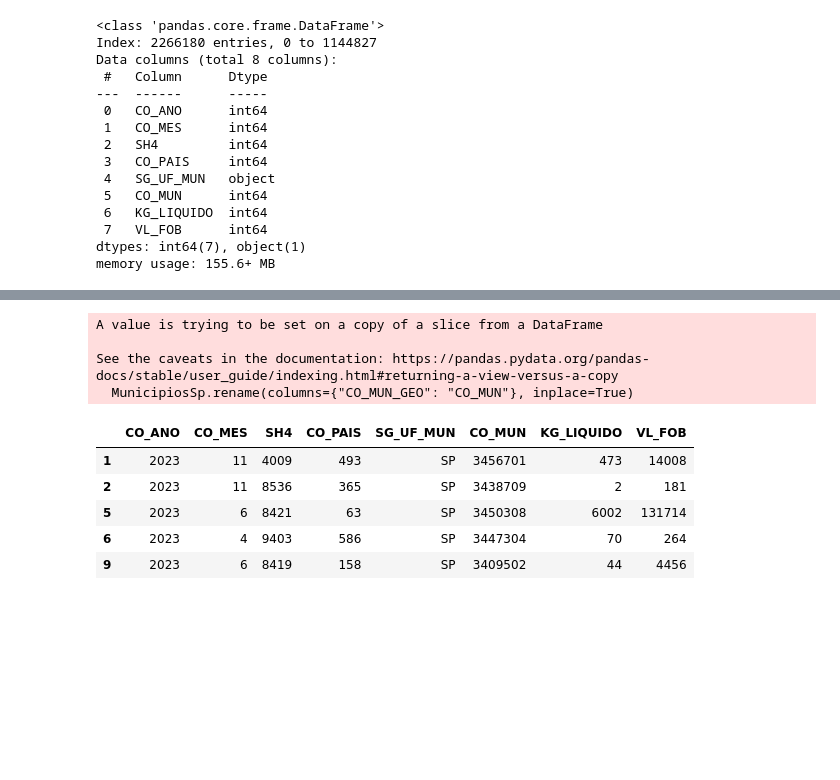
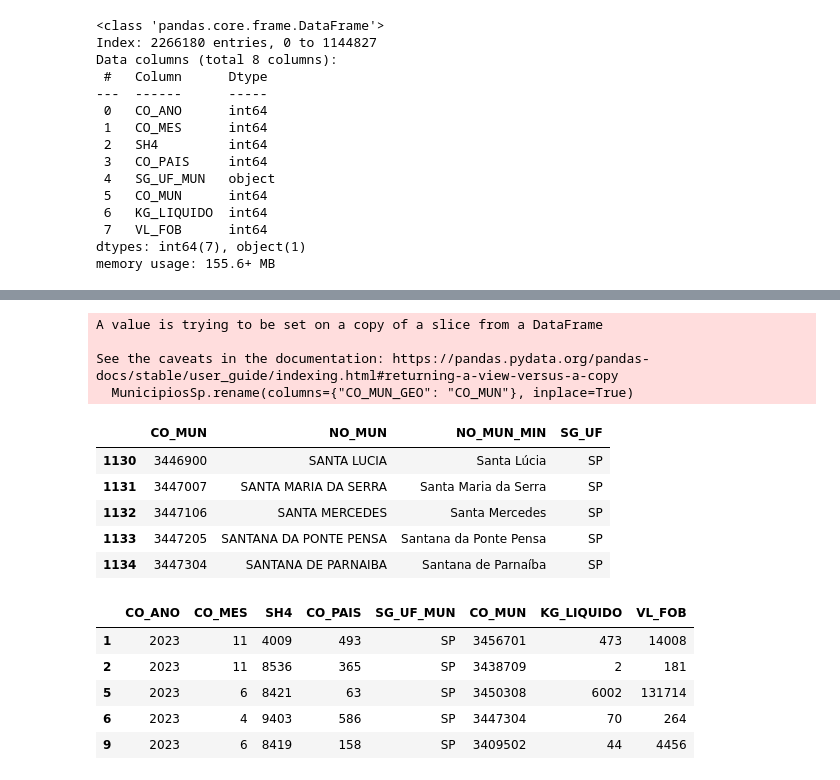
Before and after one commit to Lucasdz-7/Projeto-Integrador-1, a Jupyter notebook: CódigoProjeto.ipynb, the cells around one changed output, grey strips where cells are left out. Cells and saved outputs as stored; diff of their text form; code cells hidden in the pictures; blank space fills up the shorter version.

```diff
--- a/CódigoProjeto.ipynb
+++ b/CódigoProjeto.ipynb
@@ -59,13 +42,19 @@ Municipios.head(10)
 # %%
 # Tratando os dados do arquivo de municípios
 MunicipiosSp = Municipios.query("SG_UF == 'SP'")
-MunicipiosSp.head(10)
 MunicipiosSp.rename(columns={"CO_MUN_GEO": "CO_MUN"}, inplace=True)
+MunicipiosSp.head(5)
 # %% [output]
 A value is trying to be set on a copy of a slice from a DataFrame
 
 See the caveats in the documentation: https://pandas.pydata.org/pandas-docs/stable/user_guide/indexing.html#returning-a-view-versus-a-copy
   MunicipiosSp.rename(columns={"CO_MUN_GEO": "CO_MUN"}, inplace=True)
+|  | CO_MUN | NO_MUN | NO_MUN_MIN | SG_UF |
+| 1130 | 3446900 | SANTA LUCIA | Santa Lúcia | SP |
+| 1131 | 3447007 | SANTA MARIA DA SERRA | Santa Maria da Serra | SP |
+| 1132 | 3447106 | SANTA MERCEDES | Santa Mercedes | SP |
+| 1133 | 3447205 | SANTANA DA PONTE PENSA | Santana da Ponte Pensa | SP |
+| 1134 | 3447304 | SANTANA DE PARNAIBA | Santana de Parnaíba | SP |
 # %%
 # Tratando dados do arquivo de Exportação para visualização apenas do estado de São Paulo
 
```
Also changed, not shown: parts of 15 cells of this notebook.
